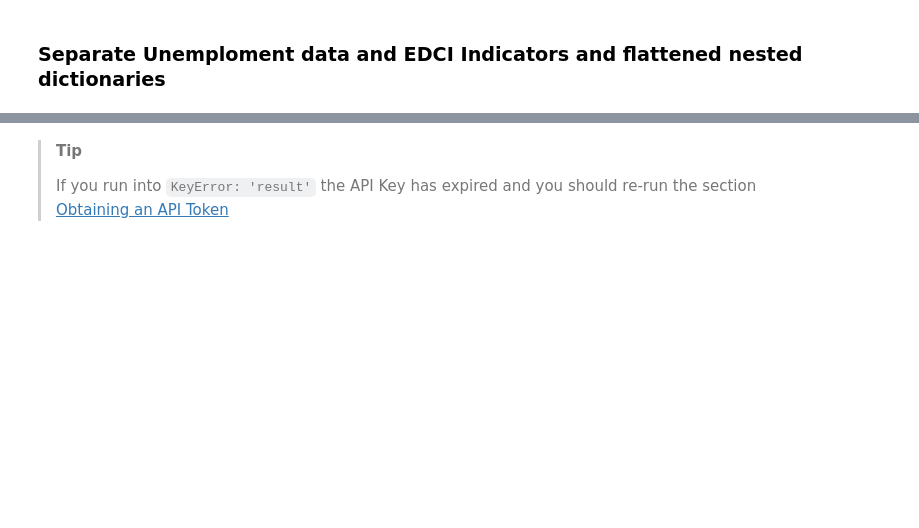
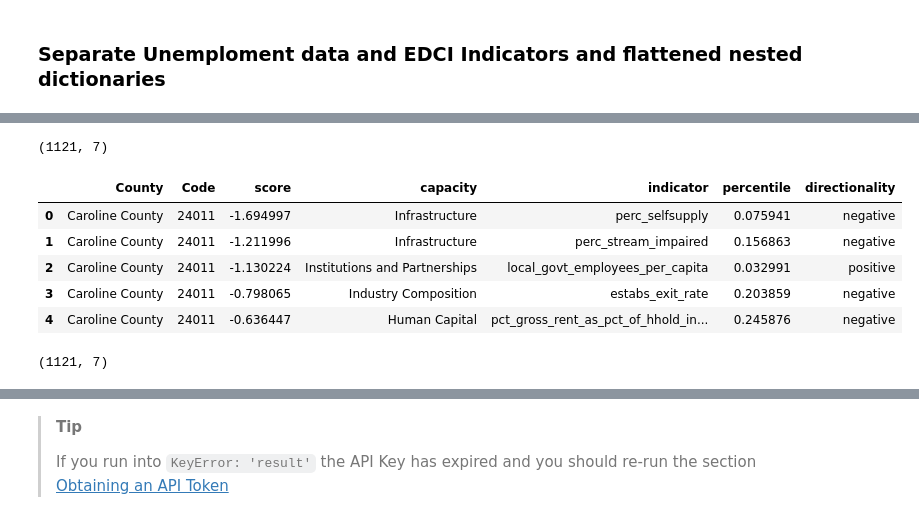
Before and after one commit to rwcitek/anl-nerde, a Jupyter notebook: nerde_argonne_api_python.ipynb, the cells around one changed output, grey strips where cells are left out. Drawn from its saved outputs; the diff is of its cells as text; code cells hidden in the pictures; blank space fills up the shorter version.

Commit message:
Expanded, refactored EDCI section

```diff
--- a/nerde_argonne_api_python.ipynb
+++ b/nerde_argonne_api_python.ipynb
@@ -140,7 +155,7 @@ Our returned dataframe contains binary column data that has been returned as a f
 # %%
 def update_column_values(df, column_name):
   # Replace 1.0 with 'Yes' and NaN with 'No'
-  df[column_name] = df[column_name].apply(lambda x: 'Yes' if x == 1.0 else 'No' if pd.isna(x) else x)
+  df[column_name] = df[column_name].apply(lambda x: 'Yes' if x == 1.0 else ( 'No' if pd.isna(x) else x ))
 
   # Set column to string type
   df[column_name] = df[column_name].astype(str)
@@ -183,3 +275,20 @@ edci_data = main_summary_df[['county', 'county_fips', 'edci_indicators']]
 # %%
 # Create a new EDCI DataFrame with flattened data
 flattened_edci_data = flatten_column_data(edci_data, 'edci_indicators')
+# %%
+flattened_edci_data.shape
+# %% [output]
+(1121, 7)
+# %%
+flattened_edci_data[:5]
+# %% [output]
+|  | County | Code | score | capacity | indicator | percentile | directionality |
+| 0 | Caroline County | 24011 | -1.694997 | Infrastructure | perc_selfsupply | 0.075941 | negative |
+| 1 | Caroline County | 24011 | -1.211996 | Infrastructure | perc_stream_impaired | 0.156863 | negative |
+| 2 | Caroline County | 24011 | -1.130224 | Institutions and Partnerships | local_govt_employees_per_capita | 0.032991 | positive |
+| 3 | Caroline County | 24011 | -0.798065 | Industry Composition | estabs_exit_rate | 0.203859 | negative |
+| 4 | Caroline County | 24011 | -0.636447 | Human Capital | pct_gross_rent_as_pct_of_hhold_in... | 0.245876 | negative |
+# %%
+flatten_column_data_2(edci_data, 'edci_indicators').shape
+# %% [output]
+(1121, 7)
```
Also changed, not shown: parts of 17 cells of this notebook.
